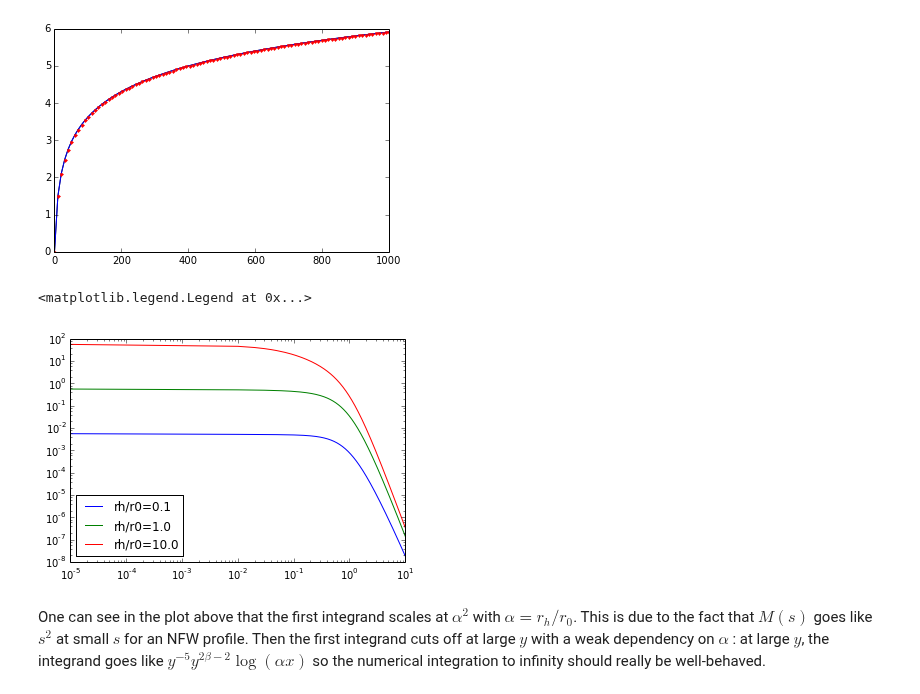
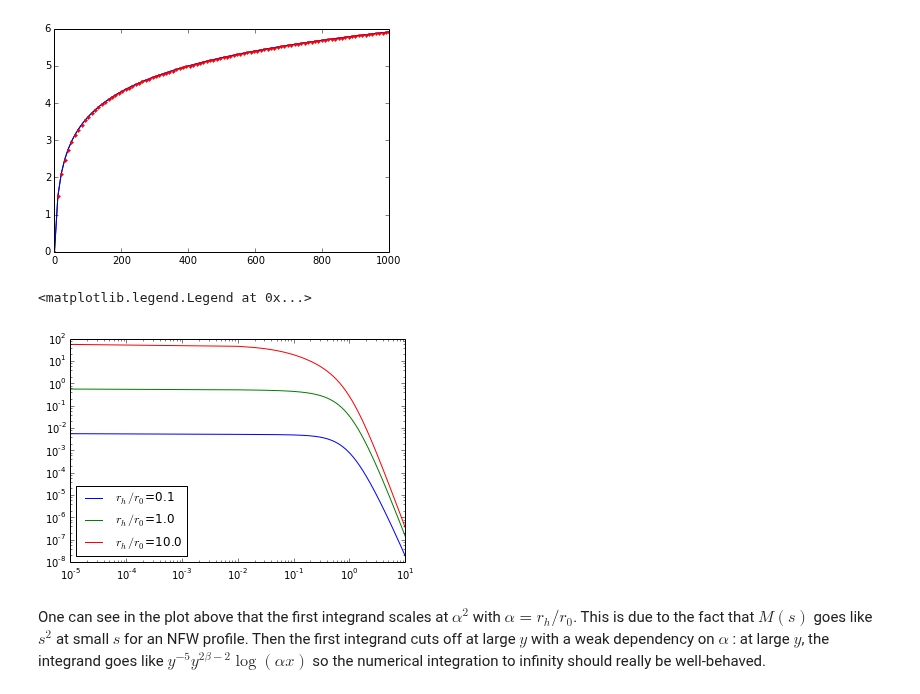
Before and after one commit to achiappo/FRESKA, a Jupyter notebook: spherical_jeans_analysis.ipynb, the cells around one changed output. Cells and saved outputs as stored; diff of their text form; code cells hidden in the pictures.

```diff
--- a/spherical_jeans_analysis.ipynb
+++ b/spherical_jeans_analysis.ipynb
@@ -94,20 +94,20 @@ plt.plot(x,get_M_NFW(x),'.r')
 # %%
 beta=-0.005
 def integrand1(y,alpha,beta):
     result = nu(y, 1, 1)*get_M_NFW(y*alpha)/y**(2.-2.*beta)
     return result
 
 #alpha=rh/r0
 #start=zR/rh
 alpha=1
 start=1.e-5
 for alpha in [0.1,1,10]:
     int1_y=np.linspace(1.e-5, 10, 1000)
-    plt.loglog(int1_y,integrand1(int1_y,alpha,beta),label="rh/r0=%.1f"%alpha)
+    plt.loglog(int1_y,integrand1(int1_y,alpha,beta),label=r"$r_h/r_0$=%.1f"%alpha)
 plt.legend(loc=3)
 # %% [output]
 <matplotlib.legend.Legend at 0x...>
-[figure, old version]
+[figure, new version]
 # %% [markdown]
 One can see in the plot above that the first integrand scales at $\alpha^2$ with $\alpha=r_h/r_0$. This is due to the fact that $M(s)$ goes like $s^2$ at small $s$ for an NFW profile.
 Then the first integrand cuts off at large $y$ with a weak dependency on $\alpha$ :  at large $y$, the integrand goes like $y^{-5}y^{2\beta-2}\log(\alpha x)$ so the numerical integration to infinity should really be well-behaved.
```
Also changed, not shown: parts of 34 cells of this notebook.
